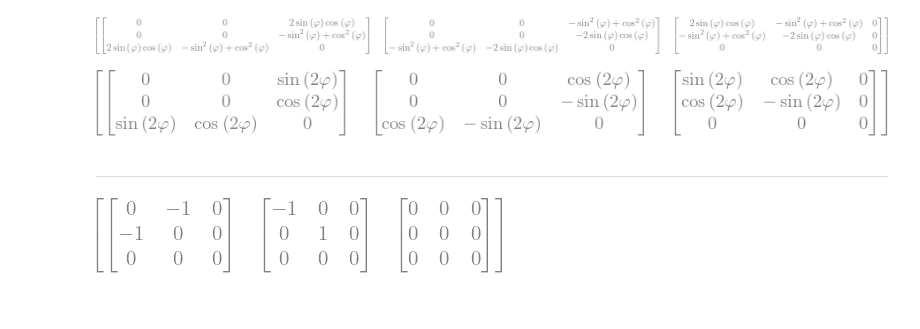
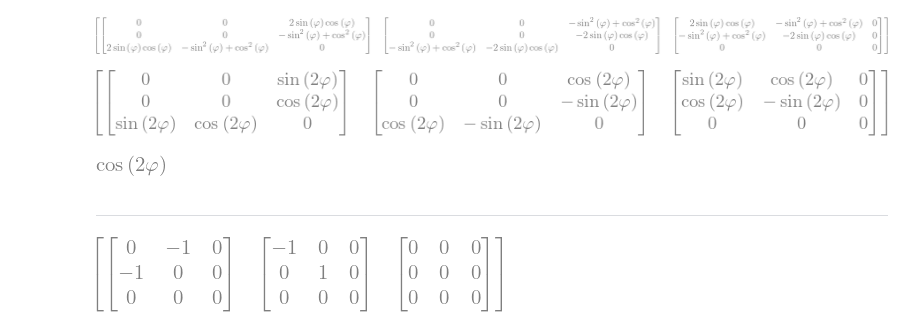
Before and after one commit to toftul/tensors-in-curvilinear-coordinates, a Jupyter notebook: chi2.ipynb, the cells around one changed output. Cells and saved outputs as stored; diff of their text form; code cells hidden in the pictures; blank space fills up the shorter version.

```diff
--- a/chi2.ipynb
+++ b/chi2.ipynb
@@ -52,9 +57,14 @@ chi2_cyl
 # %% [output]
 [figure]
 # %%
-chi2_cyl.rewrite(exp).simplify()
+chi2_cyl_simple = chi2_cyl.rewrite(exp).simplify()
+chi2_cyl_simple
 # %% [output]
 [figure]
+# %%
+chi2_cyl_simple[0, 2, 1]
+# %% [output]
+[figure, added]
 # %% [markdown]
 ___
 # %%
```
Also changed, not shown: parts of 2 cells of this notebook.
